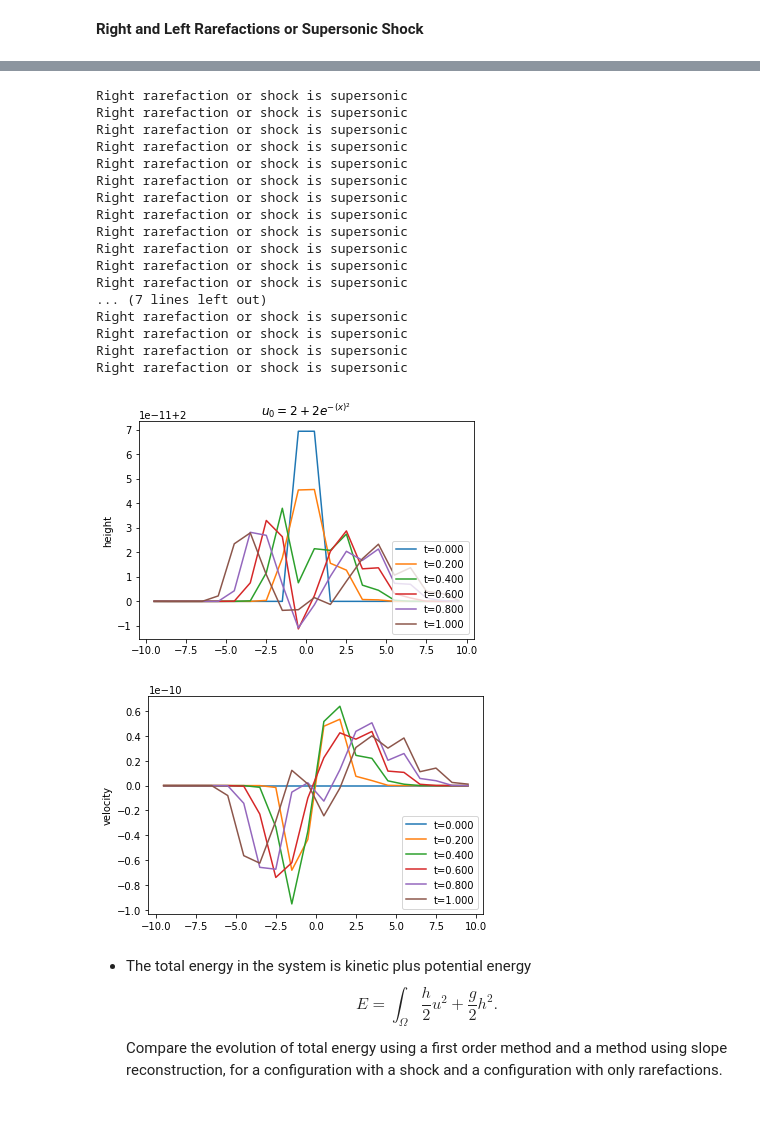
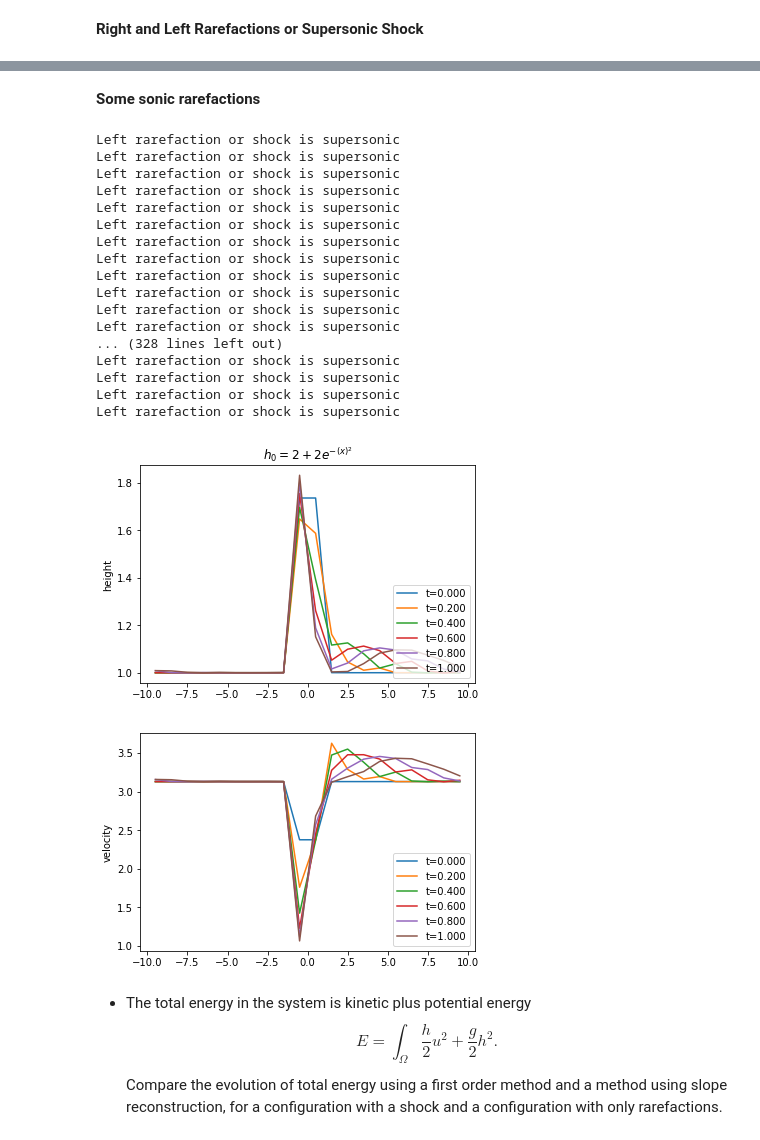
Before and after one commit to sarahaguasvivas/class, a Jupyter notebook: HW4/HW4.ipynb, the cells around one changed output, grey strips where cells are left out. Saved outputs shown, nothing was run; the diff lists cells and outputs as text; code cells hidden in the pictures; blank space fills up the shorter version.

```diff
--- a/HW4/HW4.ipynb
+++ b/HW4/HW4.ipynb
@@ -266,43 +266,46 @@ Left rarefaction or shock is supersonic
 [figure]
+# %% [markdown]
+**Some sonic rarefactions**
 # %%
 def initial_shallow(x):
-    return numpy.array([ 2+ 5*(numpy.exp(-((x)*10)**2)),
-                        0*x])
+    return numpy.array([1+ 2*(numpy.exp(-(x*2)**2)),
+                        (9.8000*(1+ 2*(numpy.exp(-(x*2)**2))))**(1./2.)])
+#sqrt(gh, where h is the conditions defined above)
 
 x, hist = fvsolve2system(riemann_shallow, initial_shallow, n=20, limit=limit_vl, args=())
-pyplot.title('$u_0= 2+ 2e^{-(x)^2}$')
-for t, U in hist[::len(hist)//5]:
+pyplot.title('$h_0= 1+ 2e^{-(2x)^2}$, v_0= \sqrt(g*h_0)')
+for t, U in hist:
     pyplot.plot(x, U[0], label='t={:.3f}'.format(t))
 pyplot.ylabel('height')
 pyplot.legend(loc='lower right');
 pyplot.figure()
 
-for t, U in hist[::len(hist)//5]:
+for t, U in hist:
     pyplot.plot(x, U[1]/U[0], label='t={:.3f}'.format(t))
 pyplot.ylabel('velocity')
 
 pyplot.legend(loc='lower right');
 pyplot.show()
 # %% [output]
-Right rarefaction or shock is supersonic
-Right rarefaction or shock is supersonic
-Right rarefaction or shock is supersonic
-Right rarefaction or shock is supersonic
-Right rarefaction or shock is supersonic
-Right rarefaction or shock is supersonic
-Right rarefaction or shock is supersonic
-Right rarefaction or shock is supersonic
-Right rarefaction or shock is supersonic
-Right rarefaction or shock is supersonic
-Right rarefaction or shock is supersonic
-Right rarefaction or shock is supersonic
-... (7 lines left out)
-Right rarefaction or shock is supersonic
-Right rarefaction or shock is supersonic
-Right rarefaction or shock is supersonic
-Right rarefaction or shock is supersonic
+Left rarefaction or shock is supersonic
+Left rarefaction or shock is supersonic
+Left rarefaction or shock is supersonic
+Left rarefaction or shock is supersonic
+Left rarefaction or shock is supersonic
+Left rarefaction or shock is supersonic
+Left rarefaction or shock is supersonic
+Left rarefaction or shock is supersonic
+Left rarefaction or shock is supersonic
+Left rarefaction or shock is supersonic
+Left rarefaction or shock is supersonic
+Left rarefaction or shock is supersonic
+... (328 lines left out)
+Left rarefaction or shock is supersonic
+Left rarefaction or shock is supersonic
+Left rarefaction or shock is supersonic
+Left rarefaction or shock is supersonic
-[figure, old version]
+[figure, new version]
-[figure, old version]
+[figure, new version]
 # %% [markdown]
 * The total energy in the system is kinetic plus potential energy
 $$ E = \int_{\Omega} \frac h 2 u^2 + \frac g 2 h^2 . $$
```
Also changed, not shown: parts of 3 cells of this notebook.
